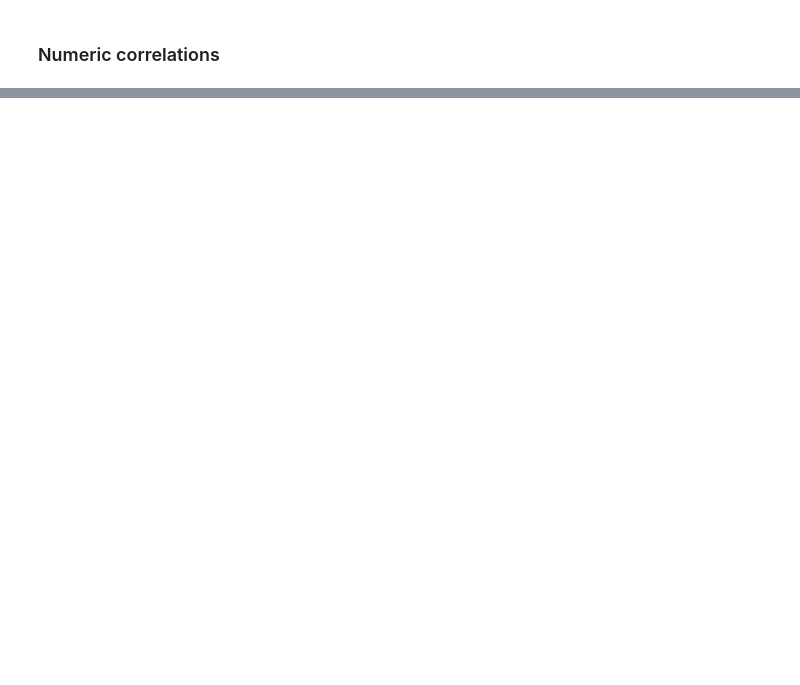
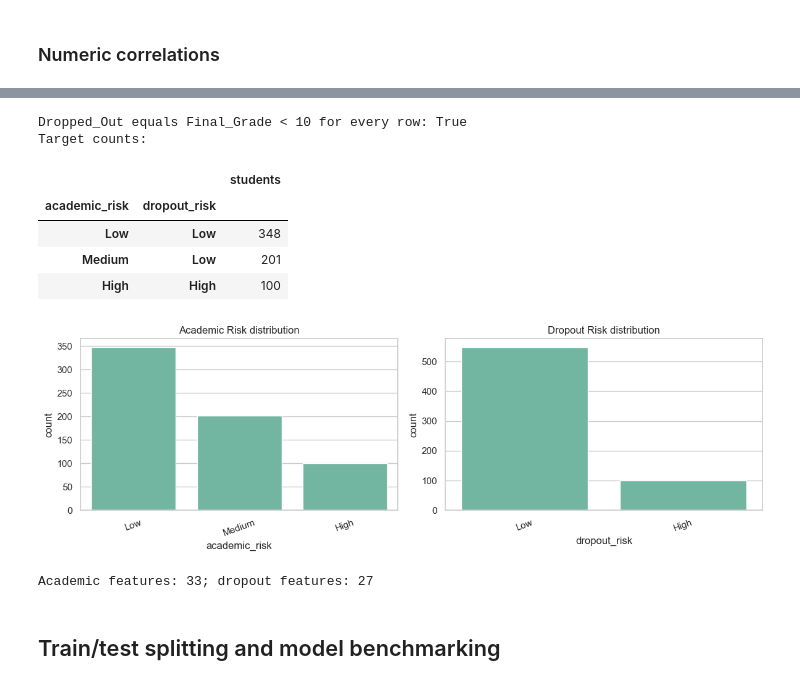
Before and after one commit to vmugabo/Komeza, a Jupyter notebook: komeza_wige/student_risk_assessment.ipynb, the cells around one changed output, grey strips where cells are left out. Cells and saved outputs as stored; diff of their text form; code cells hidden in the pictures; blank space fills up the shorter version.

Commit message:
trained new models

```diff
--- a/komeza_wige/student_risk_assessment.ipynb
+++ b/komeza_wige/student_risk_assessment.ipynb
@@ -195,8 +180,5 @@ plt.tight_layout(); plt.show()
 # %%
-fig, axes = plt.subplots(1, 3, figsize=(16, 4))
-for ax, column in zip(axes, ['Number_of_Failures','Number_of_Absences','Study_Time_band']):
-    rates = data.groupby(column, observed=True).Dropped_Out.mean()
-    sns.barplot(x=rates.index, y=rates.values, ax=ax, color='#93c47d')
-    ax.set_title(f'Dataset outcome rate by {column}'); ax.set_ylabel('Rate'); ax.tick_params(axis='x', rotation=35)
-plt.tight_layout(); plt.show()
+failure_study_rates = data.groupby(["Number_of_Failures", "Study_Time_band"], observed=True).Dropped_Out.mean()
+print("Highest observed dropout rate by failure/study-time group:",
+      f"{failure_study_rates.max():.1%}")
 # %% [output]
@@ -273,9 +198,0 @@ def evaluate_candidate(risk_name, features, target, model_name, builder):
-# %%
-all_metrics, fitted = [], {}
-for risk_name, features, target in [('academic_risk', academic_features, data.academic_risk), ('dropout_risk', dropout_features, data.dropout_risk)]:
-    for model_name, builder in model_builders.items():
-        pipeline, result = evaluate_candidate(risk_name, features, target, model_name, builder)
-        fitted[(risk_name, model_name)] = (pipeline, features)
-        all_metrics.append(result)
-metrics = pd.DataFrame(all_metrics)
-display(metrics.sort_values(['risk','cv_macro_f1'], ascending=[True,False]).round(3))
@@ -359,0 +203,54 @@ Academic risk uses early assessment evidence and contextual factors. Dropout scr
+# %%
+target_matches_grade = (data.Dropped_Out == (data.Final_Grade < 10)).all()
+print(f"Dropped_Out equals Final_Grade < 10 for every row: {target_matches_grade}")
+data["academic_risk"] = pd.cut(data.Final_Grade, [-np.inf, 9, 11, np.inf], labels=["High", "Medium", "Low"]).astype(str)
+data["dropout_risk"] = data.Dropped_Out.map({False: "Low", True: "High"})
+
+# These are available at prediction time and are used only for the academic model.
+data["grade_change"] = data["Grade_2"] - data["Grade_1"]
+data["mean_prior_grade"] = (data["Grade_1"] + data["Grade_2"]) / 2
+data["grade_decline"] = (data["Grade_2"] < data["Grade_1"]).astype(int)
+data["absence_per_failure"] = data["Number_of_Absences"] / (data["Number_of_Failures"] + 1)
+
+print("Target counts:")
+display(data[["academic_risk", "dropout_risk"]].value_counts().rename("students").to_frame())
+fig, axes = plt.subplots(1, 2, figsize=(12, 4))
+for ax, target in zip(axes, ["academic_risk", "dropout_risk"]):
+    sns.countplot(data=data, x=target, order=data[target].value_counts().index, ax=ax)
+    ax.set_title(f"{target.replace('_', ' ').title()} distribution")
+    ax.tick_params(axis="x", rotation=20)
+plt.tight_layout()
+plt.show()
+# %% [output]
+Dropped_Out equals Final_Grade < 10 for every row: True
+Target counts:
+|  |  | students |
+| academic_risk | dropout_risk |  |
+| Low | Low | 348 |
+| Medium | Low | 201 |
+| High | High | 100 |
+[figure, added]
+# %%
+context_features = [
+    "School", "Gender", "Age", "Address", "Family_Size", "Parental_Status",
+    "Mother_Education", "Father_Education", "Mother_Job", "Father_Job",
+    "Reason_for_Choosing_School", "Guardian", "Travel_Time_band", "Study_Time_band",
+    "Number_of_Failures", "School_Support", "Family_Support", "Extra_Paid_Class",
+    "Extra_Curricular_Activities", "Attended_Nursery", "Wants_Higher_Education",
+    "Internet_Access", "In_Relationship", "Family_Relationship", "Free_Time",
+    "Health_Status", "Number_of_Absences",
+]
+academic_features = context_features + [
+    "Grade_1", "Grade_2", "grade_change", "mean_prior_grade",
+    "grade_decline", "absence_per_failure",
+]
+dropout_features = context_features.copy()
+assert set(dropout_features).isdisjoint({
+    "Grade_1", "Grade_2", "Final_Grade", "grade_change",
+    "mean_prior_grade", "grade_decline", "absence_per_failure",
+})
+print(f"Academic features: {len(academic_features)}; dropout features: {len(dropout_features)}")
+# %% [output]
+Academic features: 33; dropout features: 27
+# %% [markdown]
+## Train/test splitting and model benchmarking
```
Also changed, not shown: parts of 47 cells of this notebook, 6 other files.
